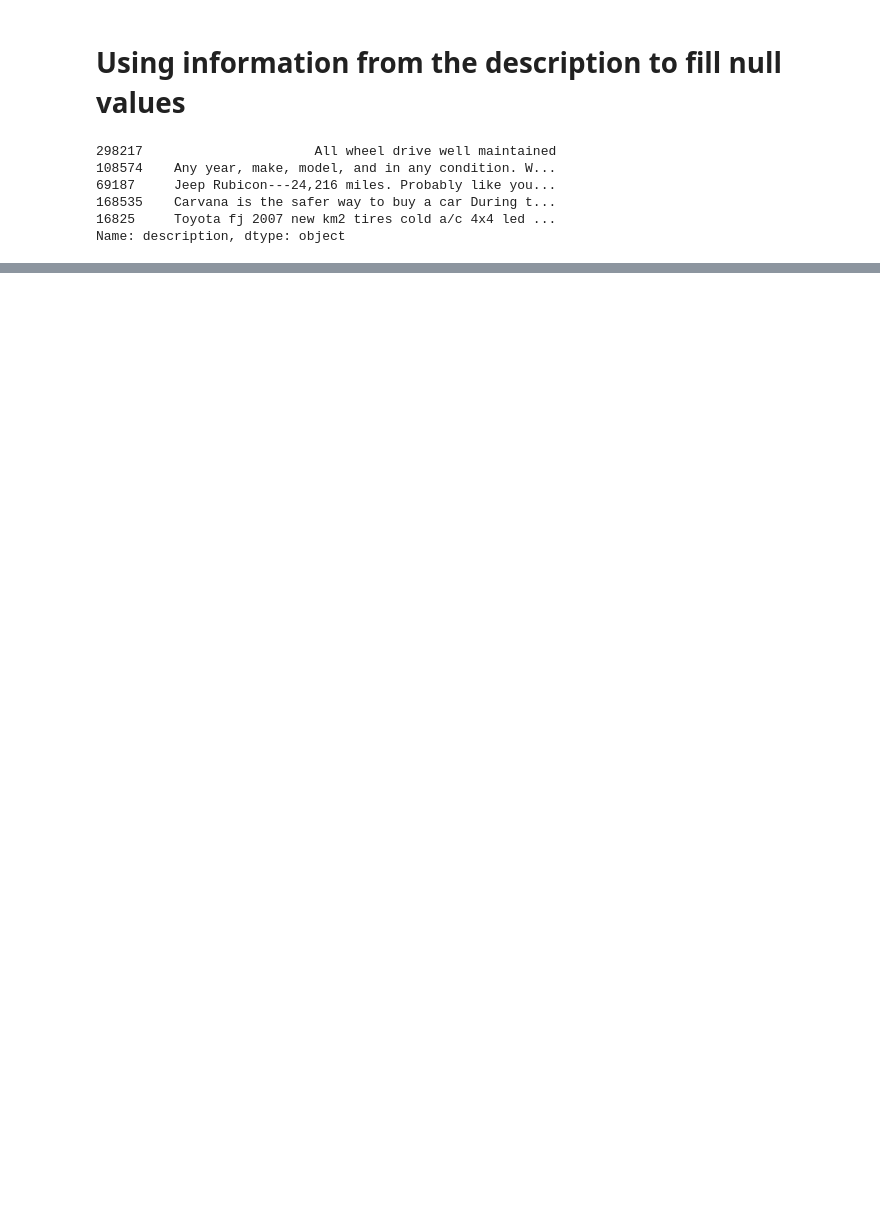
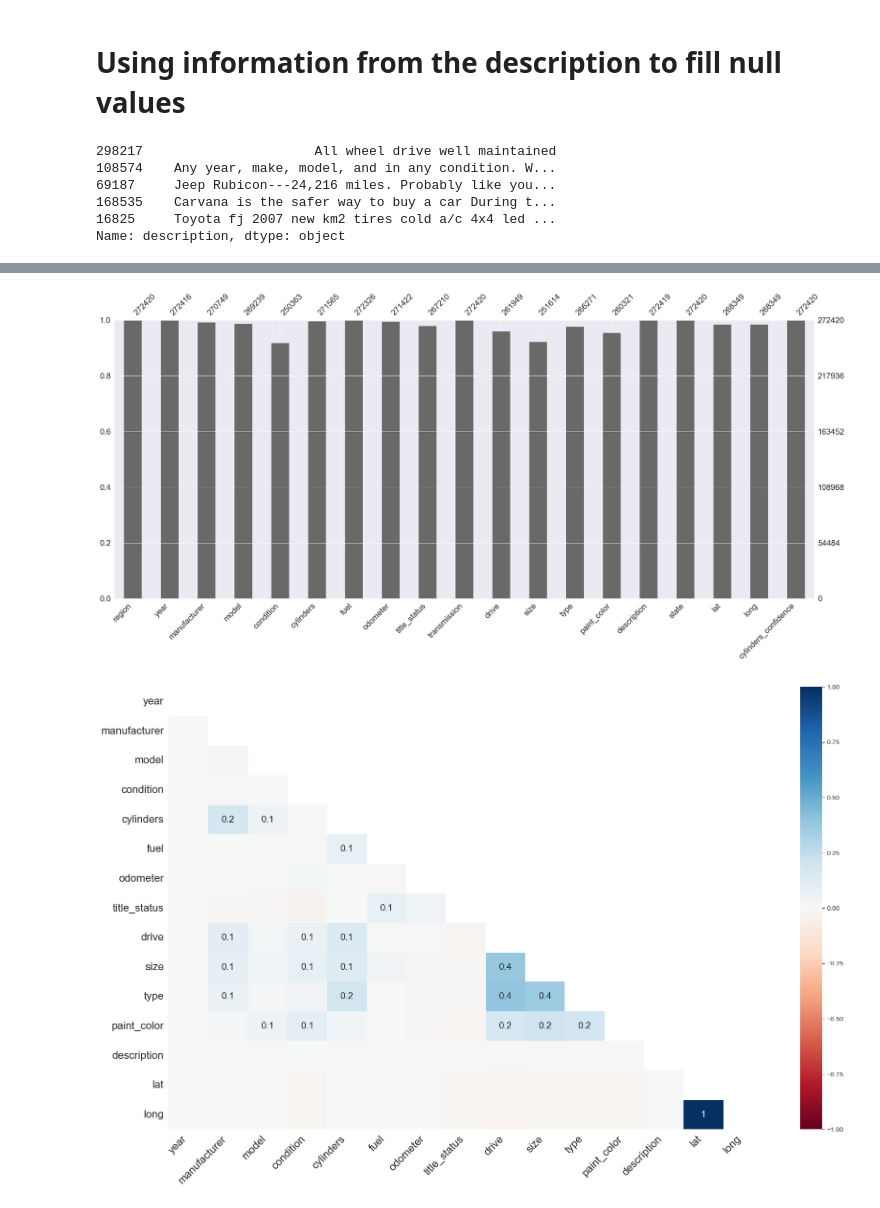
Before and after one commit to wissamttajjar/ml_and_dm_project, a Jupyter notebook: notebooks/data_preprocessing.ipynb, the cells around one changed output, grey strips where cells are left out. Cells and saved outputs as stored; diff of their text form; code cells hidden in the pictures; blank space fills up the shorter version.

```diff
--- a/notebooks/data_preprocessing.ipynb
+++ b/notebooks/data_preprocessing.ipynb
@@ -401,0 +1938,8 @@ plt.show()
+# %%
+import missingno as msno
+msno.bar(train_copy)    # Bar chart of missingness
+msno.heatmap(train_copy) # Correlation of missingness
+plt.show()
+# %% [output]
+[figure, added]
+[figure, added]
```
Also changed, not shown: parts of 85 cells of this notebook.
